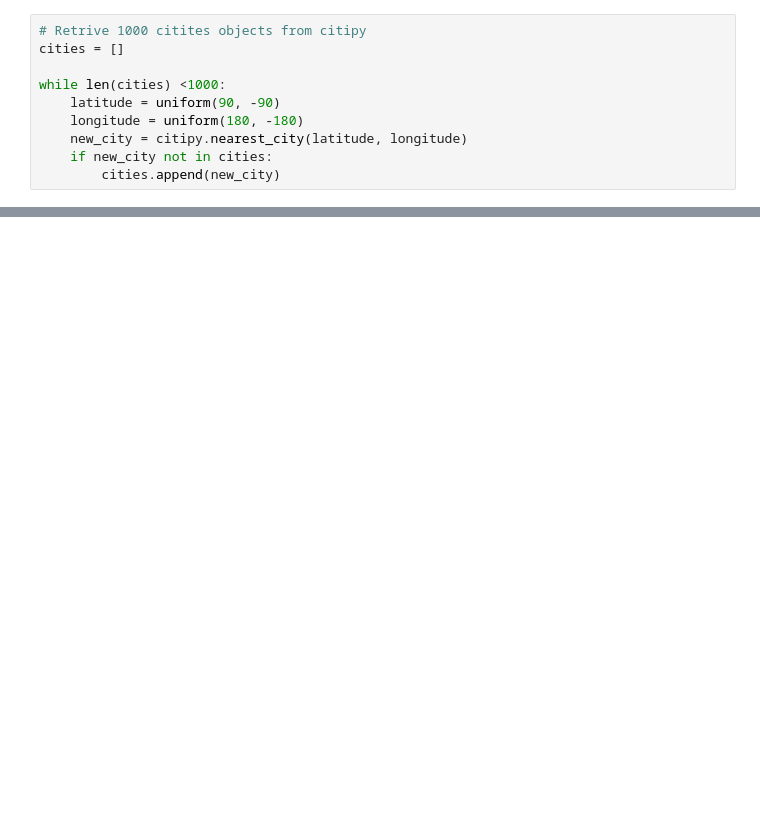
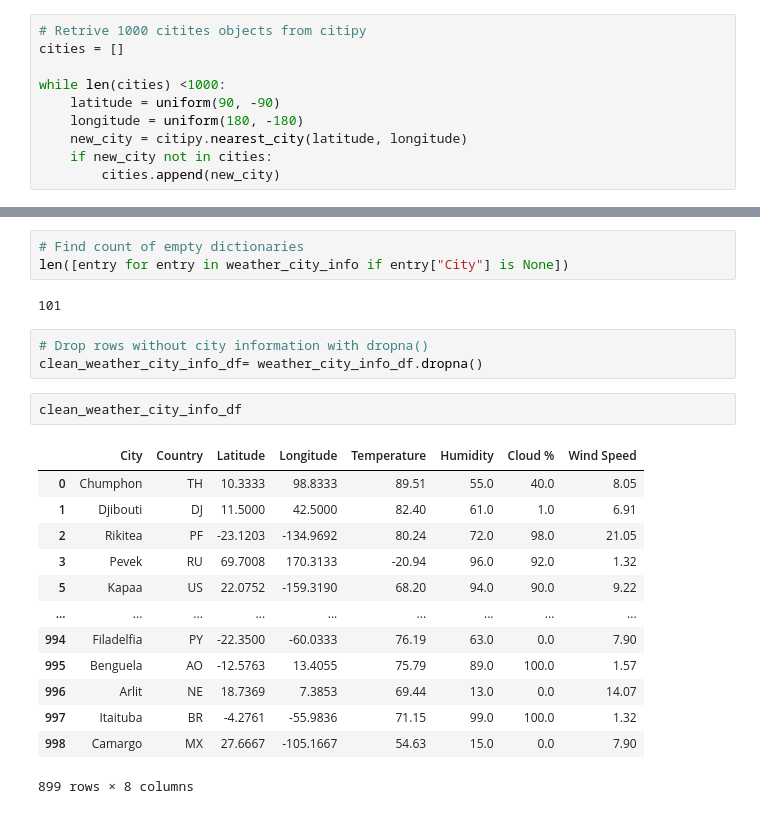
Before and after one commit to isdicely/python-api-challenge, a Jupyter notebook: WeatherPy/WeatherPy.ipynb, the cells around one changed output, grey strips where cells are left out. Drawn from its saved outputs; the diff is of its cells as text; blank space fills up the shorter version.

```diff
--- a/WeatherPy/WeatherPy.ipynb
+++ b/WeatherPy/WeatherPy.ipynb
@@ -68,0 +128,24 @@ pprint(city_info)
+# %%
+# Find count of empty dictionaries
+len([entry for entry in weather_city_info if entry["City"] is None])
+# %% [output]
+101
+# %%
+# Drop rows without city information with dropna()
+clean_weather_city_info_df= weather_city_info_df.dropna()
+# %%
+clean_weather_city_info_df
+# %% [output]
+|  | City | Country | Latitude | Longitude | Temperature | Humidity | Cloud % | Wind Speed |
+| 0 | Chumphon | TH | 10.3333 | 98.8333 | 89.51 | 55.0 | 40.0 | 8.05 |
+| 1 | Djibouti | DJ | 11.5000 | 42.5000 | 82.40 | 61.0 | 1.0 | 6.91 |
+| 2 | Rikitea | PF | -23.1203 | -134.9692 | 80.24 | 72.0 | 98.0 | 21.05 |
+| 3 | Pevek | RU | 69.7008 | 170.3133 | -20.94 | 96.0 | 92.0 | 1.32 |
+| 5 | Kapaa | US | 22.0752 | -159.3190 | 68.20 | 94.0 | 90.0 | 9.22 |
+| ... | ... | ... | ... | ... | ... | ... | ... | ... |
+| 994 | Filadelfia | PY | -22.3500 | -60.0333 | 76.19 | 63.0 | 0.0 | 7.90 |
+| 995 | Benguela | AO | -12.5763 | 13.4055 | 75.79 | 89.0 | 100.0 | 1.57 |
+| 996 | Arlit | NE | 18.7369 | 7.3853 | 69.44 | 13.0 | 0.0 | 14.07 |
+| 997 | Itaituba | BR | -4.2761 | -55.9836 | 71.15 | 99.0 | 100.0 | 1.32 |
+| 998 | Camargo | MX | 27.6667 | -105.1667 | 54.63 | 15.0 | 0.0 | 7.90 |
+899 rows × 8 columns
```
Also changed, not shown: parts of 5 cells of this notebook.
